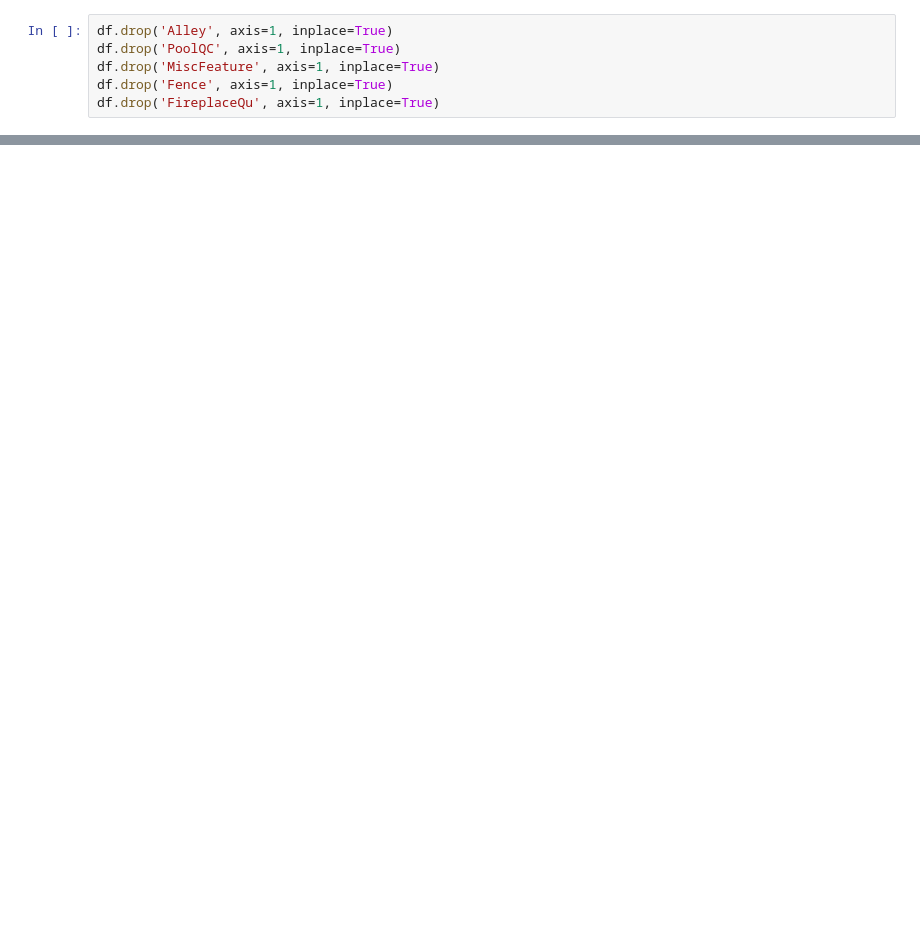
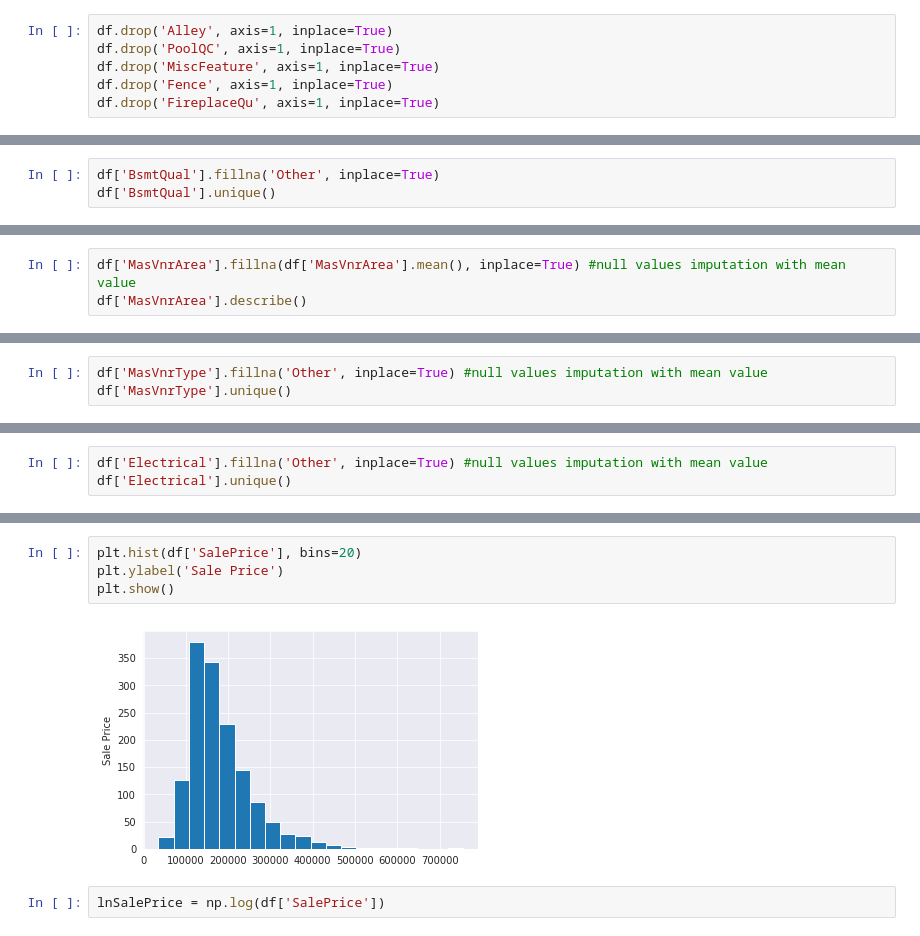
Before and after one commit to rumsinha/Data-Analysis-Models, a Jupyter notebook: WIP/MultipleRegressionwithAmesDataset.ipynb, the cells around one changed output, grey strips where cells are left out. Saved outputs shown, nothing was run; the diff lists cells and outputs as text; blank space fills up the shorter version.

Commit message:
Univariate Analysis and Plots

```diff
--- a/WIP/MultipleRegressionwithAmesDataset.ipynb
+++ b/WIP/MultipleRegressionwithAmesDataset.ipynb
@@ -163,0 +301,3 @@ other null values mean/median imputation
+# %%
+df['BsmtQual'].fillna('Other', inplace=True)
+df['BsmtQual'].unique()
@@ -163,0 +318,3 @@ other null values mean/median imputation
+# %%
+df['MasVnrArea'].fillna(df['MasVnrArea'].mean(), inplace=True) #null values imputation with mean value
+df['MasVnrArea'].describe()
@@ -163,0 +335,3 @@ other null values mean/median imputation
+# %%
+df['MasVnrType'].fillna('Other', inplace=True) #null values imputation with mean value
+df['MasVnrType'].unique()
@@ -163,0 +344,3 @@ other null values mean/median imputation
+# %%
+df['Electrical'].fillna('Other', inplace=True) #null values imputation with mean value
+df['Electrical'].unique()
@@ -163,0 +361,8 @@ other null values mean/median imputation
+# %%
+plt.hist(df['SalePrice'], bins=20)
+plt.ylabel('Sale Price')
+plt.show()
+# %% [output]
+[figure, added]
+# %%
+lnSalePrice = np.log(df['SalePrice'])
```
Also changed, not shown: parts of 125 cells of this notebook.
